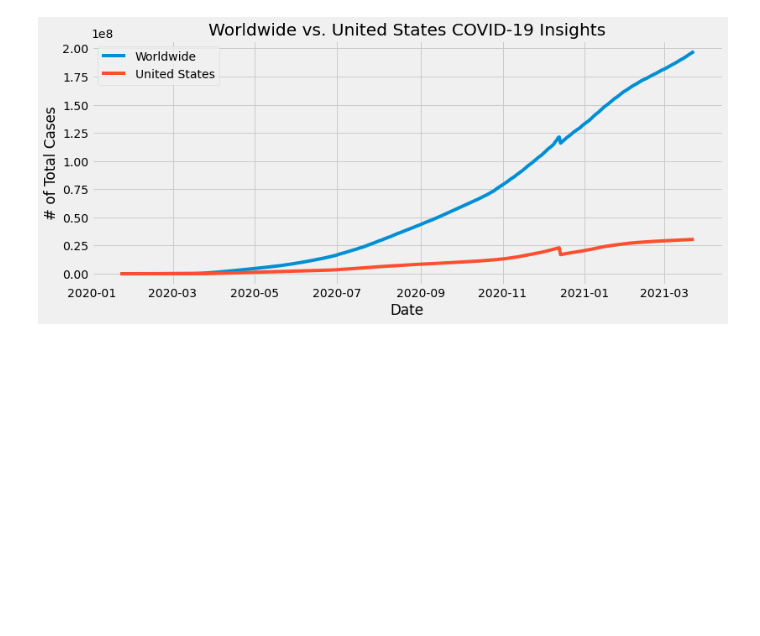
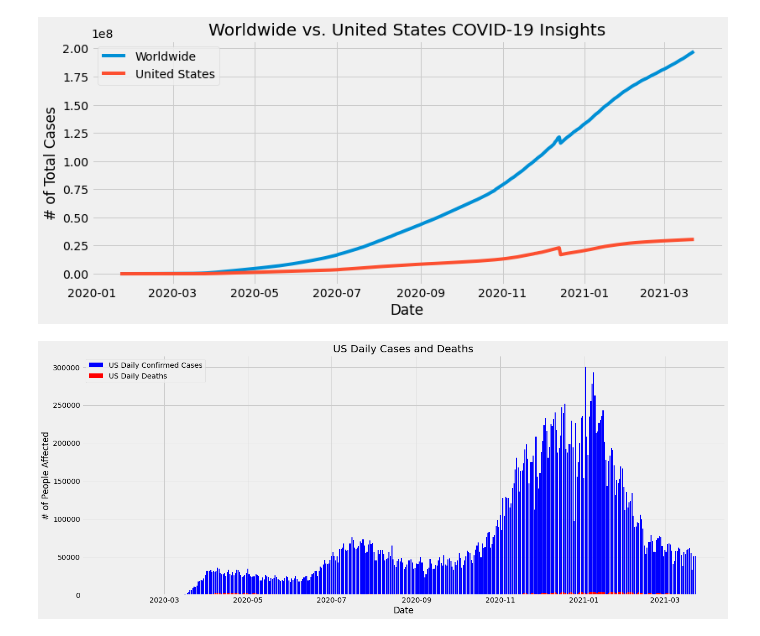
Before and after one commit to ftrbnd/COVID-19-Data-Visualization, a Jupyter notebook: COVID-19 Data Visualization.ipynb, the cells around one changed output. Saved outputs shown, nothing was run; the diff lists cells and outputs as text; code cells hidden in the pictures; blank space fills up the shorter version.

Commit message:
added US daily cases/deaths

```diff
--- a/COVID-19 Data Visualization.ipynb
+++ b/COVID-19 Data Visualization.ipynb
@@ -43,3 +43,21 @@ plt.legend(loc='upper left')
 plt.show()
 # %% [output]
 [figure]
+# %%
+# United States daily cases and deaths
+
+us_df['Daily Confirmed'] = us_df['Confirmed'].sub(us_df['Confirmed'].shift())
+us_df['Daily Deaths'] = us_df['Deaths'].sub(us_df['Deaths'].shift())
+
+fig = plt.figure(figsize=(20,8))
+ax = fig.add_subplot(111)
+ax.bar(us_df['Date'], us_df['Daily Confirmed'], color='b', label='US Daily Confirmed Cases')
+ax.bar(us_df['Date'], us_df['Daily Deaths'], color='r', label='US Daily Deaths')
+ax.set_xlabel('Date')
+ax.set_ylabel('# of People Affected')
+ax.title.set_text('US Daily Cases and Deaths')
+
+plt.legend(loc='upper left')
+plt.show()
+# %% [output]
+[figure, added]
```
